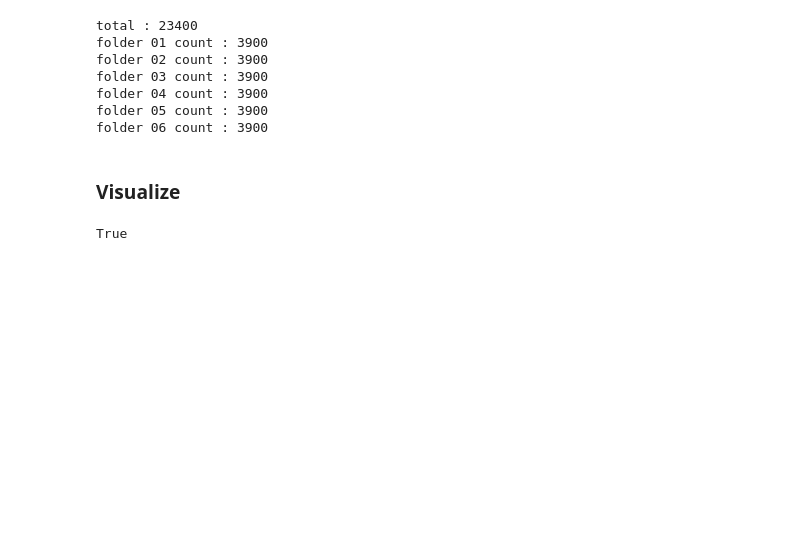
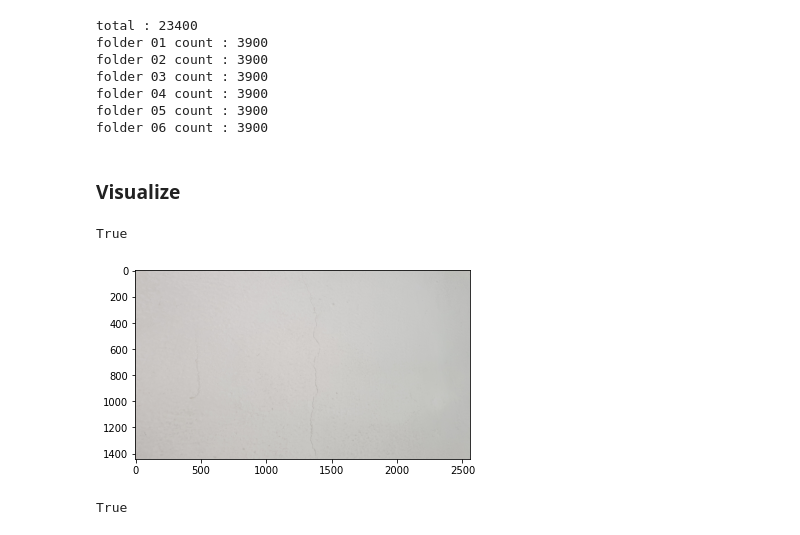
Before and after one commit to david95j2/my_utils, a Jupyter notebook: src/data/show_korad.ipynb, the cells around one changed output. Cells and saved outputs as stored; diff of their text form; code cells hidden in the pictures; blank space fills up the shorter version.

Commit message:
show segmentation, video frame extract

```diff
--- a/src/data/show_korad.ipynb
+++ b/src/data/show_korad.ipynb
@@ -148,3 +148,13 @@ img = cv2.putText(img,cls,(xmin + 5, ymin + 25),cv2.FONT_HERSHEY_SIMPLEX,1,color
 cv2.imwrite('test2.jpg', img)
 # %% [output]
 True
+# %%
+img_temp = cv2.imread('/home/joo/Desktop/joo/data/korad/data/custom/images_plan/04/C04_00174.tiff')
+img_temp = cv2.cvtColor(img_temp, cv2.COLOR_BGR2RGB)
+plt.imshow(img_temp)
+plt.show()
+plt.close()
+cv2.imwrite(os.path.join('/home/joo/Downloads/C04_00175.tiff'), img_temp)
+# %% [output]
+[figure, added]
+True
```
Also changed, not shown: 5 other files.
